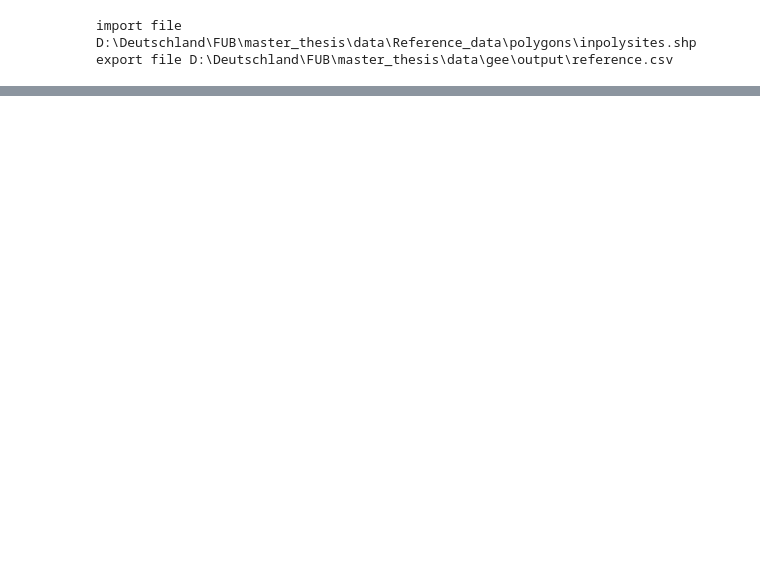
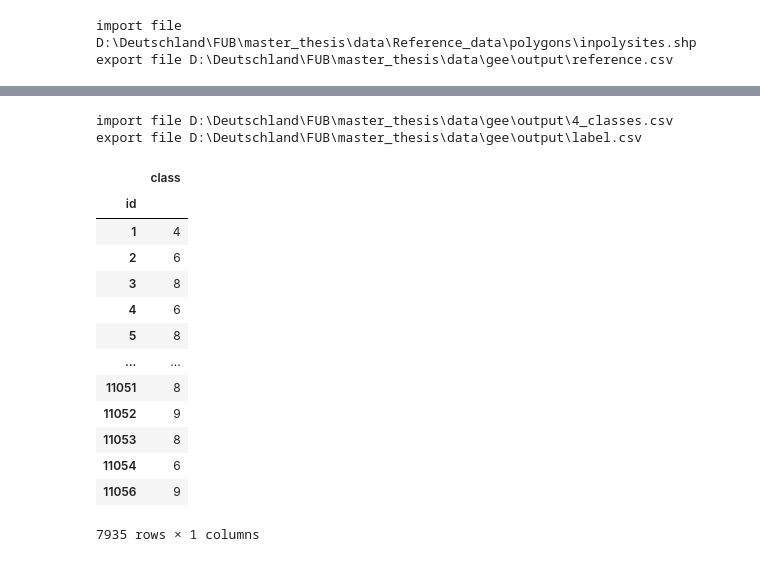
Before and after one commit to JKfuberlin/SITS-NN-Classification, a Jupyter notebook: reference.ipynb, the cells around one changed output, grey strips where cells are left out. Saved outputs shown, nothing was run; the diff lists cells and outputs as text; code cells hidden in the pictures; blank space fills up the shorter version.

```diff
--- a/reference.ipynb
+++ b/reference.ipynb
@@ -101,0 +190,59 @@ export file D:\Deutschland\FUB\master_thesis\data\ref\labels.csv
+# %%
+def export_labels() -> pd.DataFrame:
+    """
+    Spruce85: class 0
+    Beech85: class 1
+    Spruce50 Coniferous: class 2
+    Spruce50 Deciduous: class 3
+    Beech50 Coniferous: class 4
+    Beech50 Deciduous: class 5
+    Coniferous85: class 6
+    Deciduous85: class 7
+    Coniferous50 Deciduous: class 8
+    Deciduous50 Coniferous: class 9
+    """
+    labels = load_csv_file(class_path)
+    labels['class'] = 0
+    for index, row in labels.iterrows():
+        if row[0] >= 85:
+            row[4] = 0
+        elif row[1] >= 85:
+            row[4] = 1
+        elif row[0] >= 50 and row[1] == 0 and row[3] == 0:
+            row[4] = 2
+        elif row[0] >= 50 and row[2] == 0:
+            row[4] = 3
+        elif row[1] >= 50 and row[3] == 0:
+            row[4] = 4
+        elif row[1] >= 50 and row[0] == 0 and row[2] == 0:
+            row[4] = 5
+        elif (row[0] + row[2]) >= 85:
+            row[4] = 6
+        elif (row[1] + row[3]) >= 85:
+            row[4] = 7
+        elif (row[0] + row[2]) >= 50:
+            row[4] = 8
+        elif (row[1] + row[3]) >= 50:
+            row[4] = 9
+    labels.drop(labels.columns[[0,1,2,3]],  axis=1, inplace=True)
+    export_csv_file(labels, label_path, True)
+    return labels
+
+export_labels()
+# %% [output]
+import file D:\Deutschland\FUB\master_thesis\data\gee\output\4_classes.csv
+export file D:\Deutschland\FUB\master_thesis\data\gee\output\label.csv
+|  | class |
+| id |  |
+| 1 | 4 |
+| 2 | 6 |
+| 3 | 8 |
+| 4 | 6 |
+| 5 | 8 |
+| ... | ... |
+| 11051 | 8 |
+| 11052 | 9 |
+| 11053 | 8 |
+| 11054 | 6 |
+| 11056 | 9 |
+7935 rows × 1 columns
```
Also changed, not shown: parts of 9 cells of this notebook, 4 other files.
